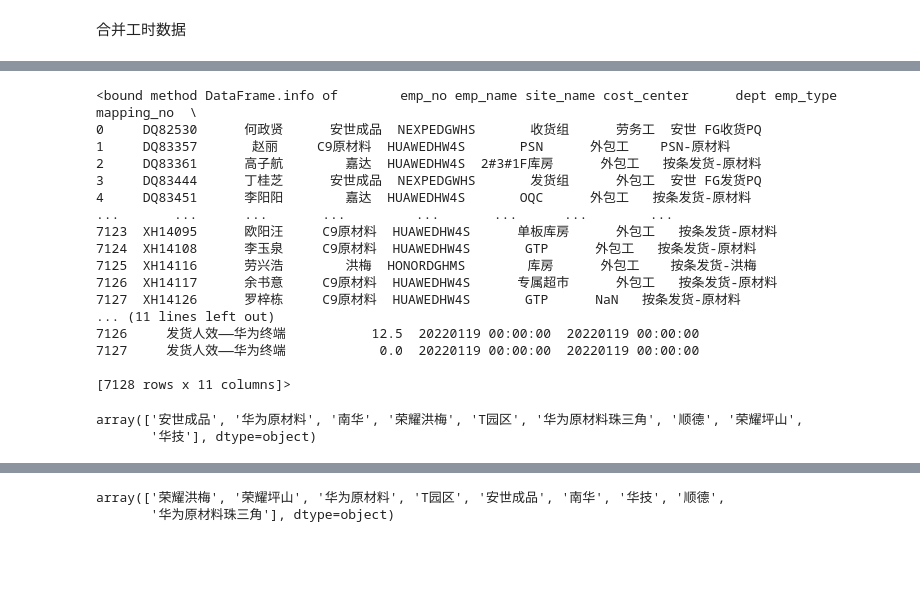
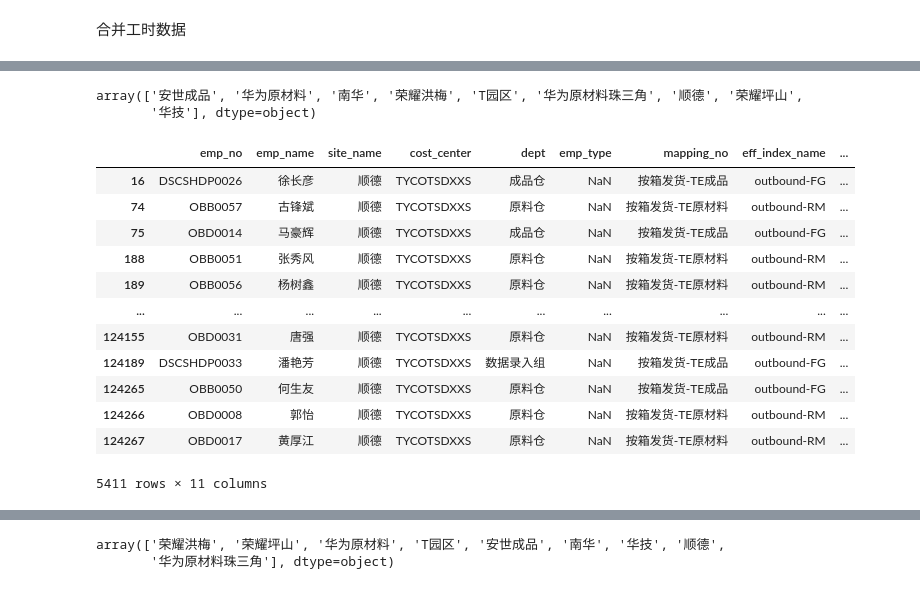
Before and after one commit to fyenne/play11_huawei, a Jupyter notebook: script/huawei.ipynb, the cells around one changed output, grey strips where cells are left out. Saved outputs shown, nothing was run; the diff lists cells and outputs as text; code cells hidden in the pictures; blank space fills up the shorter version.

```diff
--- a/script/huawei.ipynb
+++ b/script/huawei.ipynb
@@ -382,20 +426,0 @@ warnings.filterwarnings('ignore')
-# %%
-df2.info
-# %% [output]
-<bound method DataFrame.info of        emp_no emp_name site_name cost_center      dept emp_type mapping_no  \
-0     DQ82530      何政贤      安世成品  NEXPEDGWHS       收货组      劳务工  安世 FG收货PQ
-1     DQ83357       赵丽     C9原材料  HUAWEDHW4S       PSN      外包工    PSN-原材料
-2     DQ83361      高子航        嘉达  HUAWEDHW4S  2#3#1F库房      外包工   按条发货-原材料
-3     DQ83444      丁桂芝      安世成品  NEXPEDGWHS       发货组      外包工  安世 FG发货PQ
-4     DQ83451      李阳阳        嘉达  HUAWEDHW4S       OQC      外包工   按条发货-原材料
-...       ...      ...       ...         ...       ...      ...        ...
-7123  XH14095      欧阳汪     C9原材料  HUAWEDHW4S      单板库房      外包工   按条发货-原材料
-7124  XH14108      李玉泉     C9原材料  HUAWEDHW4S       GTP      外包工   按条发货-原材料
-7125  XH14116      劳兴浩        洪梅  HONORDGHMS        库房      外包工    按条发货-洪梅
-7126  XH14117      余书意     C9原材料  HUAWEDHW4S      专属超市      外包工   按条发货-原材料
-7127  XH14126      罗梓栋     C9原材料  HUAWEDHW4S       GTP      NaN   按条发货-原材料
-... (11 lines left out)
-7126     发货人效——华为终端           12.5  20220119 00:00:00  20220119 00:00:00
-7127     发货人效——华为终端            0.0  20220119 00:00:00  20220119 00:00:00
-
-[7128 rows x 11 columns]>
@@ -404,3 +431,22 @@ df2['site_name'].unique()
 # %% [output]
 array(['安世成品', '华为原材料', '南华', '荣耀洪梅', 'T园区', '华为原材料珠三角', '顺德', '荣耀坪山',
        '华技'], dtype=object)
+# %%
+df2 = pd_loaddata.pd_csv(path+'dwd_dsc_huawei_working_hour_dtl_di.csv')
+df2 = pd_loaddata.bdp_col(df2)
+# %%
+df2[df2['site_name'] == '顺德']
+# %% [output]
+|  | emp_no | emp_name | site_name | cost_center | dept | emp_type | mapping_no | eff_index_name | ... |
+| 16 | DSCSHDP0026 | 徐长彦 | 顺德 | TYCOTSDXXS | 成品仓 | NaN | 按箱发货-TE成品 | outbound-FG | ... |
+| 74 | OBB0057 | 古锋斌 | 顺德 | TYCOTSDXXS | 原料仓 | NaN | 按箱发货-TE原材料 | outbound-RM | ... |
+| 75 | OBD0014 | 马豪辉 | 顺德 | TYCOTSDXXS | 成品仓 | NaN | 按箱发货-TE成品 | outbound-FG | ... |
+| 188 | OBB0051 | 张秀风 | 顺德 | TYCOTSDXXS | 原料仓 | NaN | 按箱发货-TE原材料 | outbound-RM | ... |
+| 189 | OBB0056 | 杨树鑫 | 顺德 | TYCOTSDXXS | 原料仓 | NaN | 按箱发货-TE原材料 | outbound-RM | ... |
+| ... | ... | ... | ... | ... | ... | ... | ... | ... | ... |
+| 124155 | OBD0031 | 唐强 | 顺德 | TYCOTSDXXS | 原料仓 | NaN | 按箱发货-TE原材料 | outbound-RM | ... |
+| 124189 | DSCSHDP0033 | 潘艳芳 | 顺德 | TYCOTSDXXS | 数据录入组 | NaN | 按箱发货-TE成品 | outbound-FG | ... |
+| 124265 | OBB0050 | 何生友 | 顺德 | TYCOTSDXXS | 原料仓 | NaN | 按箱发货-TE成品 | outbound-FG | ... |
+| 124266 | OBD0008 | 郭怡 | 顺德 | TYCOTSDXXS | 原料仓 | NaN | 按箱发货-TE原材料 | outbound-RM | ... |
+| 124267 | OBD0017 | 黄厚江 | 顺德 | TYCOTSDXXS | 原料仓 | NaN | 按箱发货-TE原材料 | outbound-RM | ... |
+5411 rows × 11 columns
```
Also changed, not shown: parts of 17 cells of this notebook, 2 other files.
